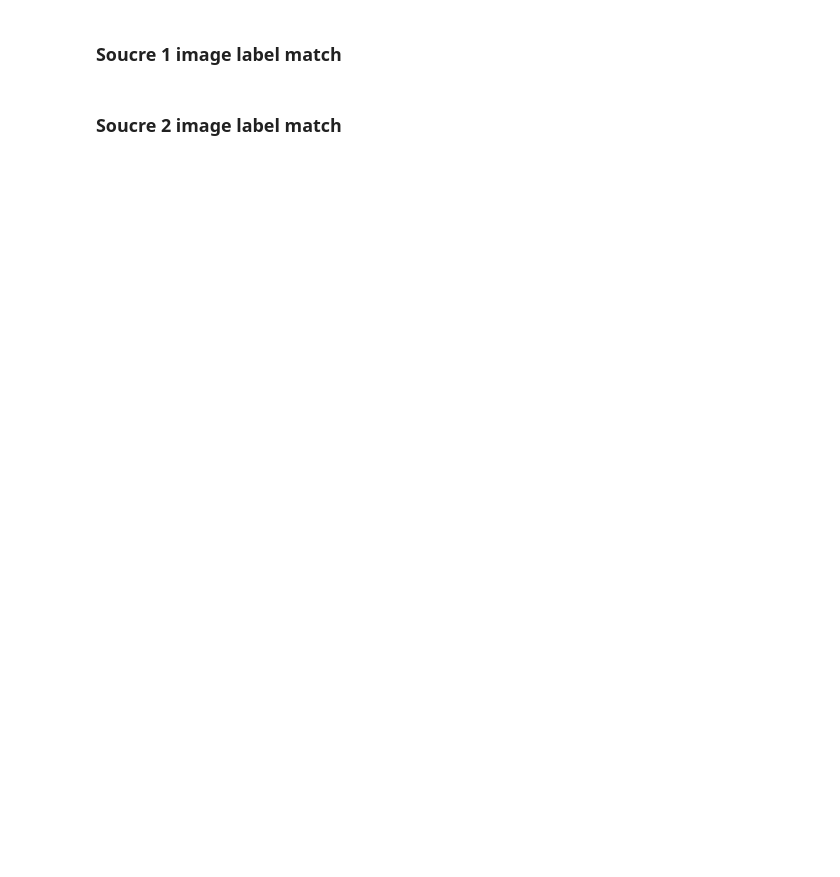
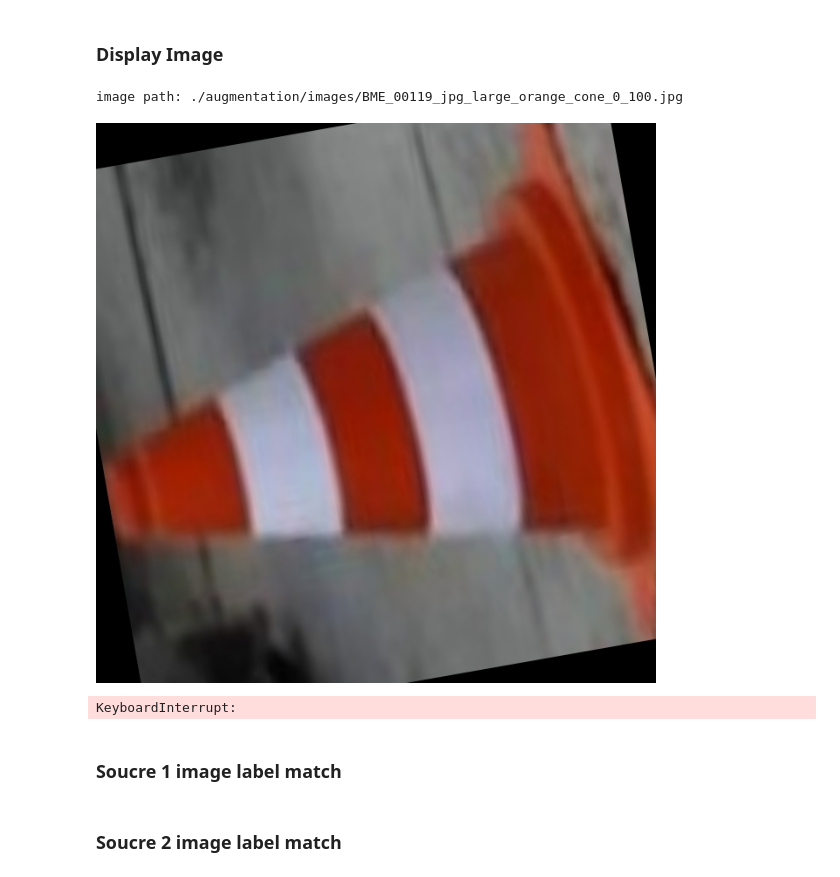
Before and after one commit to Zawar92/YOLOv5_FOSOCO_Dataset, a Jupyter notebook: prepare_clean_data/display.ipynb, the cells around one changed output. Drawn from its saved outputs; the diff is of its cells as text; code cells hidden in the pictures; blank space fills up the shorter version.

```diff
--- a/prepare_clean_data/display.ipynb
+++ b/prepare_clean_data/display.ipynb
@@ -10,21 +10,35 @@ from IPython.display import display, HTML
 import matplotlib.pyplot as plt
 import matplotlib.patches as patches
 from sklearn import preprocessing
+# %% [markdown]
+### Display Image
 # %%
-# folder_path = 'data_v1/data_v1/data_1/images/eco_00065.png'
+folder_path = './augmentation/images'
+#'../yolov5/data/train/images/'
 
-# image_paths = [os.path.join(folder_path, file) for file in os.listdir(folder_path) if file.lower().endswith(('.png', '.jpg', '.jpeg', '.gif'))]
+image_paths = [
+    os.path.join(folder_path, file)
+    for file in os.listdir(folder_path)
+    if (
+        file.lower().endswith(('.png', '.jpg', '.jpeg', '.gif'))
+        and '_large_orange_cone' in os.path.basename(file)
+    )
+]
+image_paths.sort()
 
-# image_paths.sort()
-
-# def display_images(image_paths, width=400, height=400):
-#     for image_path in image_paths:
-#         img = Image.open(image_path)
-#         # display(img.resize((width, height)))
-#         display(img)
-#         time.sleep(2)
-#         clear_output(wait=True)
-# display_images(image_paths, width=800, height=600)
+def display_images(image_paths, width=400, height=400):
+    for image_path in image_paths:
+        print("image path:", image_path)
+        img = Image.open(image_path)
+        # display(img.resize((width, height)))
+        display(img)
+        time.sleep(2)
+        clear_output(wait=True)
+display_images(image_paths, width=800, height=600)
+# %% [output]
+image path: ./augmentation/images/BME_00119_jpg_large_orange_cone_0_100.jpg
+[figure, added]
+KeyboardInterrupt:
 # %% [markdown]
 ### Soucre 1 image label match
 # %%
```
Also changed, not shown: 16 other files.
